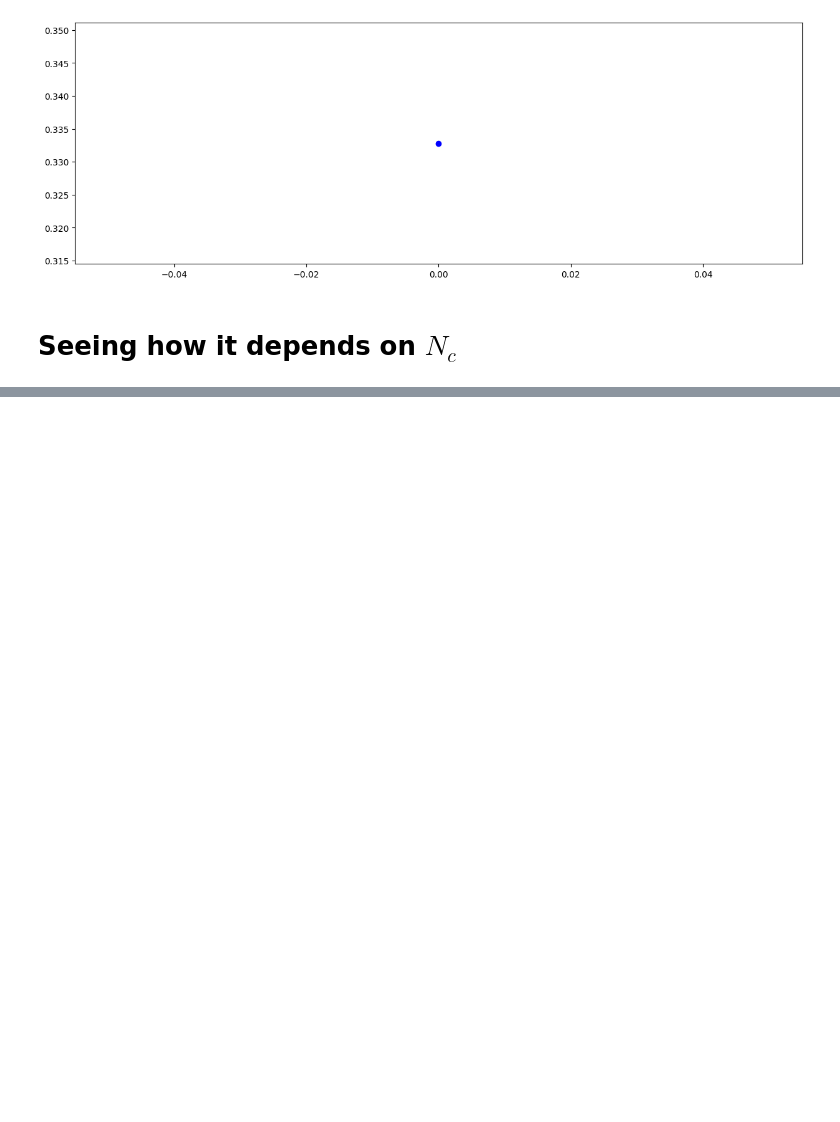
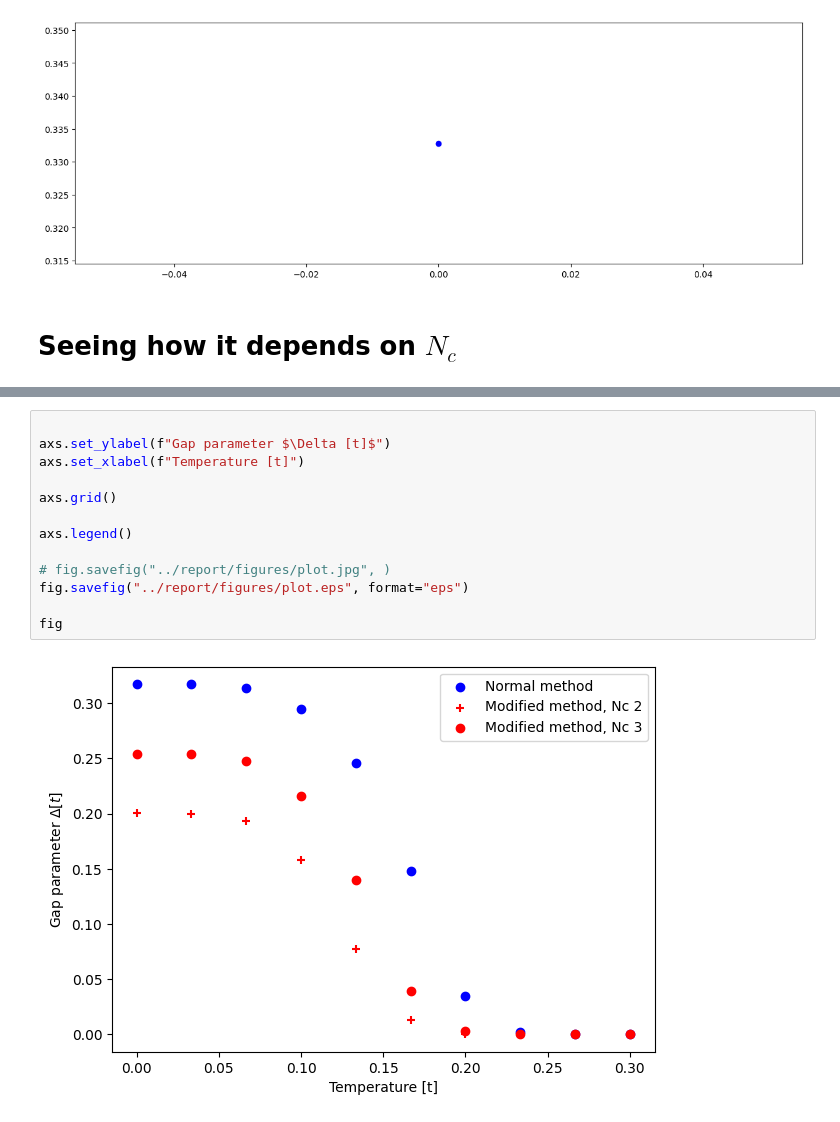
Before and after one commit to axeltib/BdG-numerical, a Jupyter notebook: code/spin_chain.ipynb, the cells around one changed output, grey strips where cells are left out. Saved outputs shown, nothing was run; the diff lists cells and outputs as text; blank space fills up the shorter version.

```diff
--- a/code/spin_chain.ipynb
+++ b/code/spin_chain.ipynb
@@ -244,0 +250,15 @@ axs.legend()
+# %%
+
+axs.set_ylabel(f"Gap parameter $\Delta [t]$")
+axs.set_xlabel(f"Temperature [t]")
+
+axs.grid()
+
+axs.legend()
+
+# fig.savefig("../report/figures/plot.jpg", )
+fig.savefig("../report/figures/plot.eps", format="eps")
+
+fig
+# %% [output]
+[figure, added]
```
Also changed, not shown: parts of 1 cell of this notebook, 13 other files.
